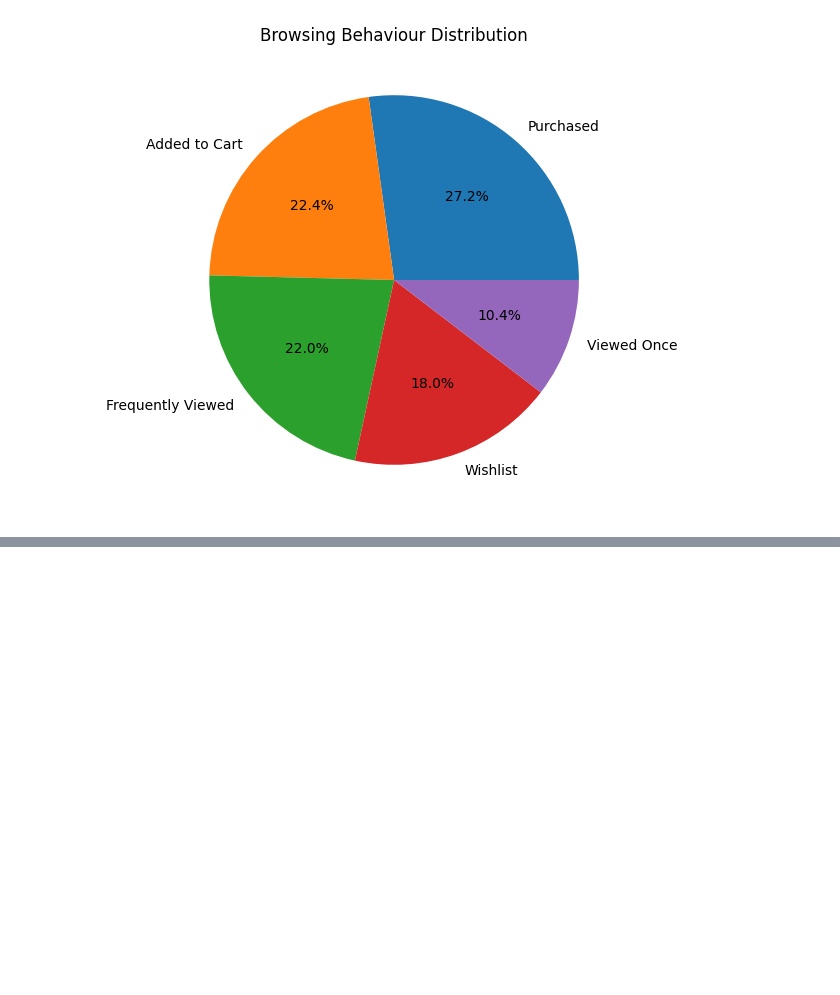
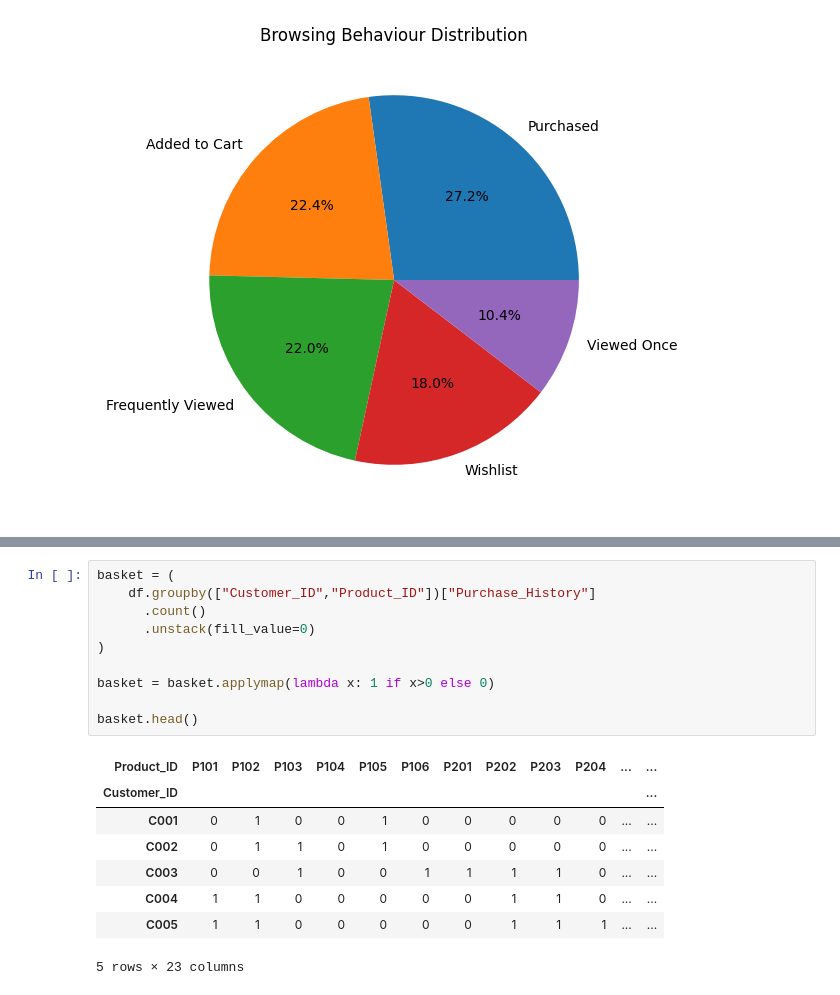
Before and after one commit to Rukshana-S/ecommerce-product-recommendation-knn, a Jupyter notebook: Ecommerce_Product_Recommendation.ipynb, the cells around one changed output, grey strips where cells are left out. Drawn from its saved outputs; the diff is of its cells as text; blank space fills up the shorter version.

```diff
--- a/Ecommerce_Product_Recommendation.ipynb
+++ b/Ecommerce_Product_Recommendation.ipynb
@@ -115,0 +139,19 @@ plt.show()
+# %%
+basket = (
+    df.groupby(["Customer_ID","Product_ID"])["Purchase_History"]
+      .count()
+      .unstack(fill_value=0)
+)
+
+basket = basket.applymap(lambda x: 1 if x>0 else 0)
+
+basket.head()
+# %% [output]
+| Product_ID | P101 | P102 | P103 | P104 | P105 | P106 | P201 | P202 | P203 | P204 | ... | ... |
+| Customer_ID |  |  |  |  |  |  |  |  |  |  |  | ... |
+| C001 | 0 | 1 | 0 | 0 | 1 | 0 | 0 | 0 | 0 | 0 | ... | ... |
+| C002 | 0 | 1 | 1 | 0 | 1 | 0 | 0 | 0 | 0 | 0 | ... | ... |
+| C003 | 0 | 0 | 1 | 0 | 0 | 1 | 1 | 1 | 1 | 0 | ... | ... |
+| C004 | 1 | 1 | 0 | 0 | 0 | 0 | 0 | 1 | 1 | 0 | ... | ... |
+| C005 | 1 | 1 | 0 | 0 | 0 | 0 | 0 | 1 | 1 | 1 | ... | ... |
+5 rows × 23 columns
```
Also changed, not shown: parts of 4 cells of this notebook.
